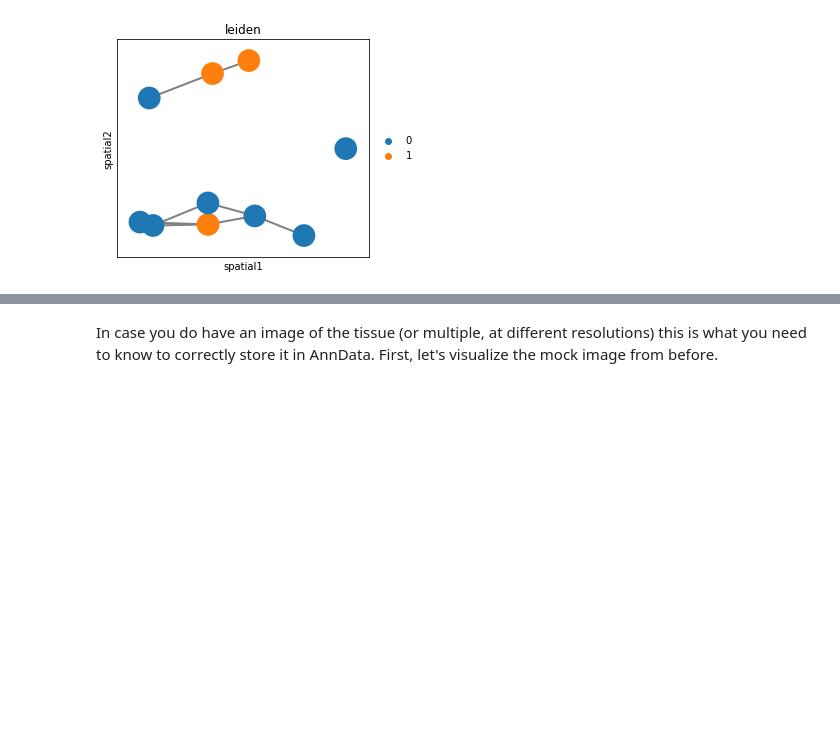
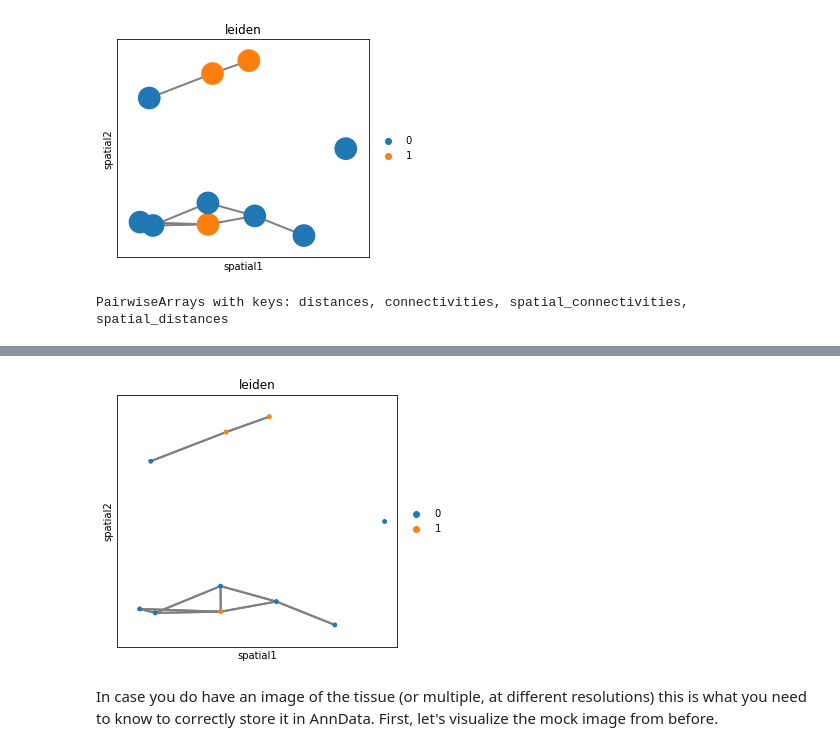
Before and after one commit to theislab/spatial_scog_workshop_2022, a Jupyter notebook: squidpy/1_tutorial_spatial_adata.ipynb, the cells around one changed output, grey strips where cells are left out. Saved outputs shown, nothing was run; the diff lists cells and outputs as text; code cells hidden in the pictures; blank space fills up the shorter version.

```diff
--- a/squidpy/1_tutorial_spatial_adata.ipynb
+++ b/squidpy/1_tutorial_spatial_adata.ipynb
@@ -86,3 +86,11 @@ sq.gr.spatial_neighbors(adata, coord_type = "generic", radius=3.0)
 sc.pl.spatial(adata, color="leiden", neighbors_key="spatial_neighbors", spot_size=1, edges=True, edges_width=2)
 # %% [output]
 [figure]
+# %%
+adata.obsp
+# %% [output]
+PairwiseArrays with keys: distances, connectivities, spatial_connectivities, spatial_distances
+# %%
+import squidpy as sq
+sq.pl.spatial_scatter(adata, shape=None, color="leiden",size=50,connectivity_key="spatial_connectivities",edges_width=2)
+# %% [output]
@@ -89,3 +98,4 @@ sc.pl.spatial(adata, color="leiden", neighbors_key="spatial_neighbors", spot_siz
+[figure, added]
 # %% [markdown]
 In case you do have an image of the tissue (or multiple, at different resolutions)
 this is what you need to know to correctly store it in AnnData.
```
Also changed, not shown: parts of 2 cells of this notebook.
